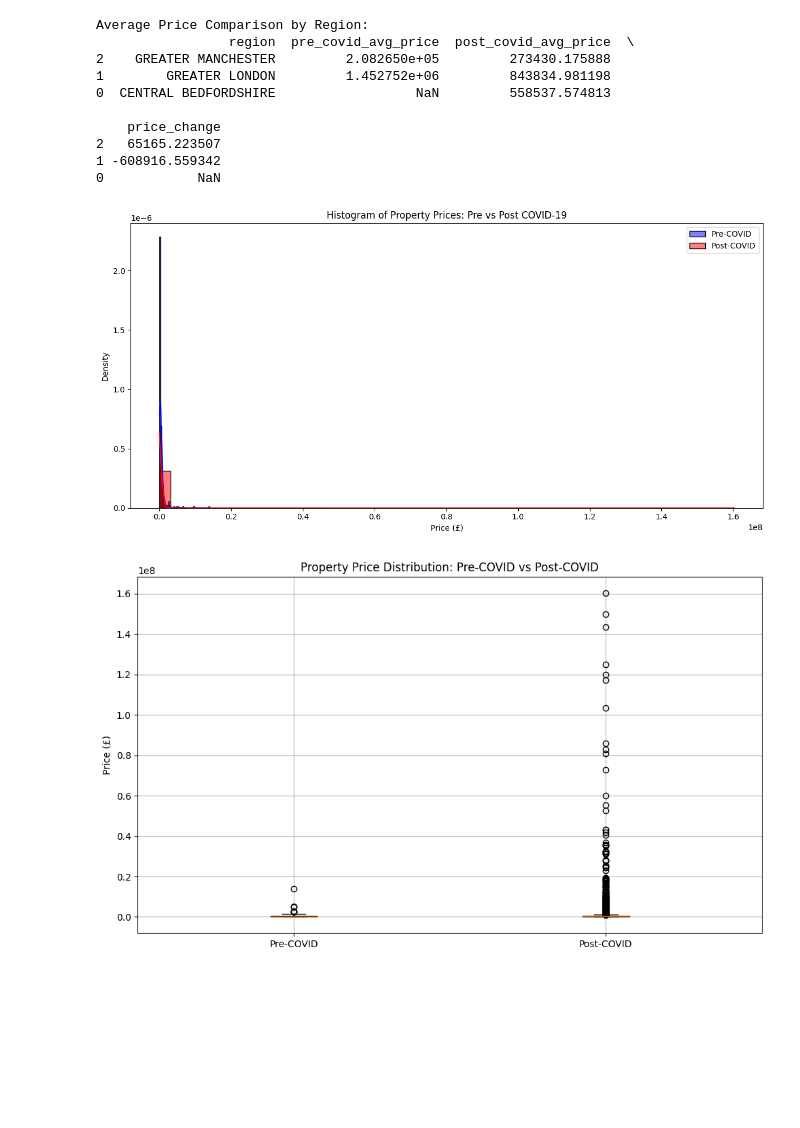
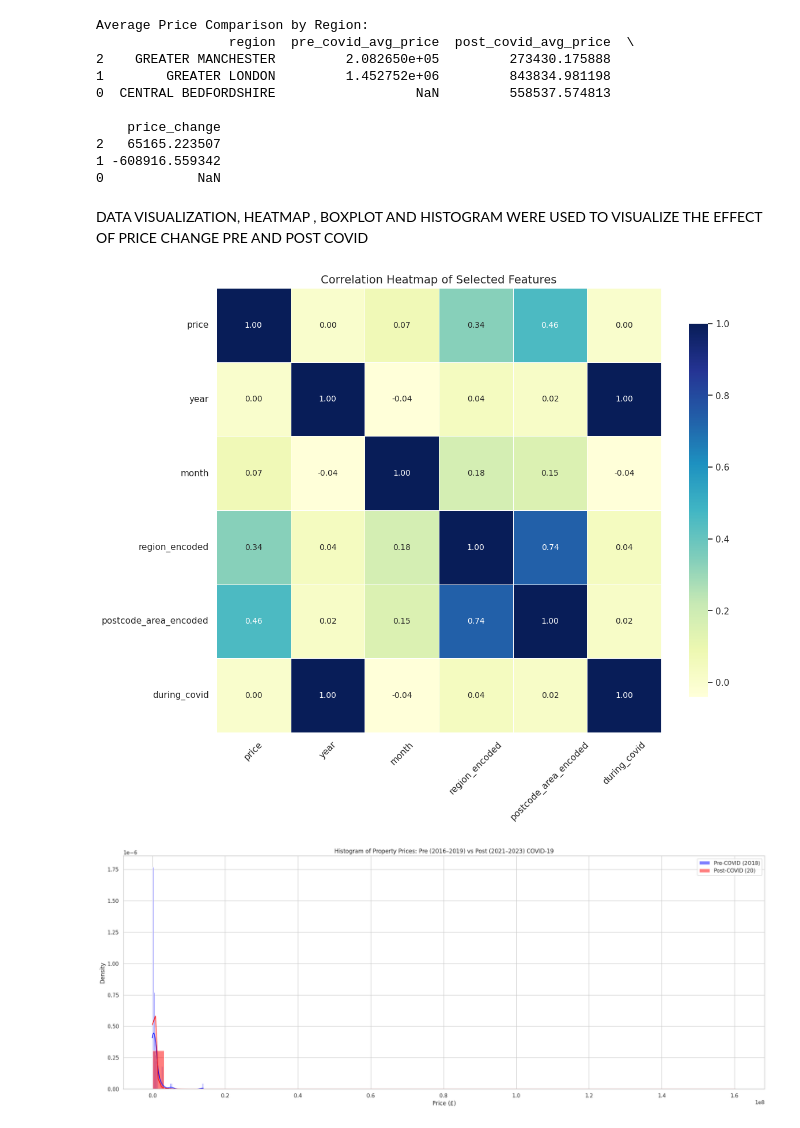
Before and after one commit to DonCappaccinno/Data-Science, a Jupyter notebook: REAL_BAN_PROJECT.ipynb, the cells around one changed output. Saved outputs shown, nothing was run; the diff lists cells and outputs as text; code cells hidden in the pictures; blank space fills up the shorter version.

```diff
--- a/REAL_BAN_PROJECT.ipynb
+++ b/REAL_BAN_PROJECT.ipynb
@@ -67,28 +108,61 @@ Average Price Comparison by Region:
 2   65165.223507
 1 -608916.559342
 0            NaN
+# %% [markdown]
+DATA VISUALIZATION, HEATMAP , BOXPLOT AND HISTOGRAM WERE USED TO VISUALIZE THE EFFECT OF PRICE CHANGE PRE AND POST COVID
 # %%
-# 7. Histogram: Price Distributions Pre vs Post COVID
-plt.figure(figsize=(12, 6))
-sns.histplot(pre_covid['price'], label='Pre-COVID', color='blue', kde=True, bins=50, stat='density', alpha=0.5)
-sns.histplot(post_covid['price'], label='Post-COVID', color='red', kde=True, bins=50, stat='density', alpha=0.5)
-plt.title('Histogram of Property Prices: Pre vs Post COVID-19')
+# 6. HeatMap Correlation Matrix
+
+# Import Libraries
+import pandas as pd
+import seaborn as sns
+import matplotlib.pyplot as plt
+
+# Selected Important Features
+selected_features = ['price', 'year', 'month', 'region_encoded', 'postcode_area_encoded', 'during_covid']
+
+# Compute correlation matrix
+corr_matrix = df[selected_features].corr()
+
+# Plot heatmap
+plt.figure(figsize=(12, 10))
+sns.heatmap(corr_matrix,
+            annot=True,
+            fmt=".2f",
+            cmap="YlGnBu",
+            linewidths=0.5,
+            square=True,
+            cbar_kws={"shrink": 0.8},
+            annot_kws={"size": 10})
+plt.title("Correlation Heatmap of Selected Features", fontsize=14)
+plt.xticks(rotation=45)
+plt.yticks(rotation=0)
+plt.tight_layout()
+plt.show()
+
+
+# 7. Plot: Histogram of Prices
+sns.set(style="whitegrid")
+plt.figure(figsize=(20, 8))
+sns.histplot(pre_filtered['price'], label='Pre-COVID (2O18)', color='blue', kde=True, bins=50, stat='density', alpha=0.5)
+sns.histplot(post_filtered['price'], label='Post-COVID (20)', color='red', kde=True, bins=50, stat='density', alpha=0.5)
+plt.title('Histogram of Property Prices: Pre (2016–2019) vs Post (2021–2023) COVID-19')
 plt.xlabel('Price (£)')
 plt.ylabel('Density')
 plt.legend()
 plt.tight_layout()
 plt.show()
 
 # 8. Boxplot
 plt.figure(figsize=(10, 6))
 data = [pre_filtered['price'], post_filtered['price']]
 labels = ['Pre-COVID', 'Post-COVID']
-plt.boxplot(data, labels=labels, patch_artist=True, boxprops=dict(facecolor='lightblue'))
+plt.boxplot(data, tick_labels=labels, patch_artist=True, boxprops=dict(facecolor='lightblue'))
 plt.title("Property Price Distribution: Pre-COVID vs Post-COVID")
 plt.ylabel("Price (£)")
 plt.grid(True)
 plt.tight_layout()
 plt.show()
 # %% [output]
-[figure, old version]
+[figure, new version]
-[figure, old version]
+[figure, new version]
```
Also changed, not shown: parts of 13 cells of this notebook.
